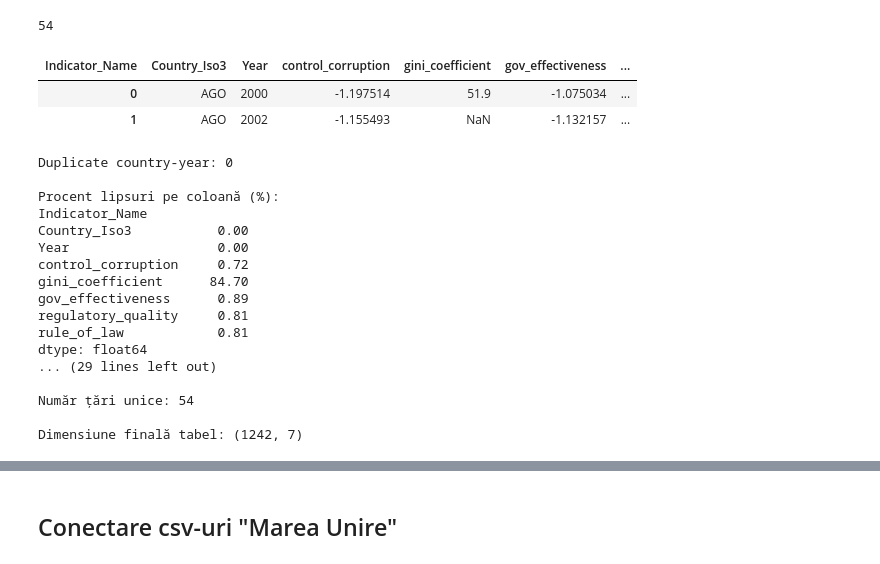
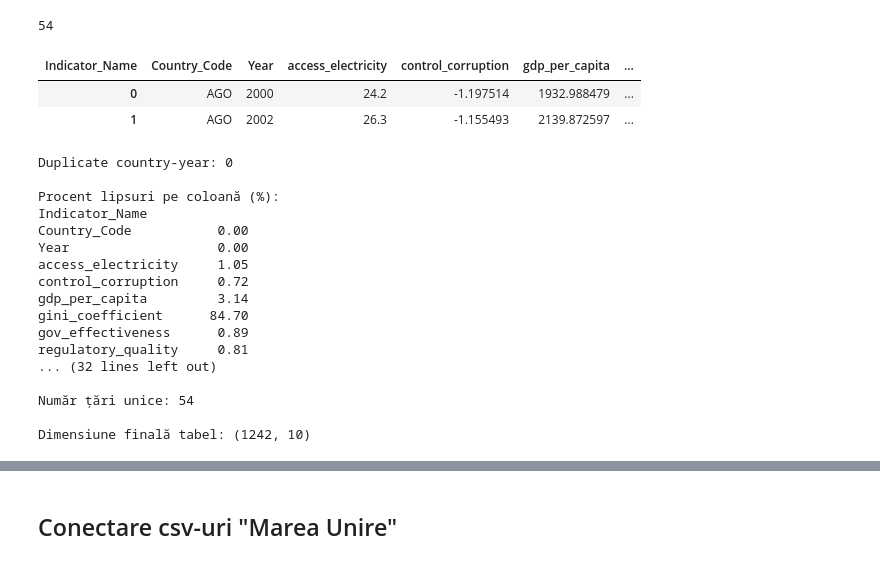
Before and after one commit to DSW2025-ORG/Team-4, a Jupyter notebook: 03_cleaning_aggregation_student3.ipynb, the cells around one changed output, grey strips where cells are left out. Saved outputs shown, nothing was run; the diff lists cells and outputs as text; code cells hidden in the pictures.

```diff
--- a/03_cleaning_aggregation_student3.ipynb
+++ b/03_cleaning_aggregation_student3.ipynb
@@ -584,7 +587,3 @@ Name: Indicator_Name, Length: 6480, dtype: object
-# %%
-wdi = wdi.rename(columns={
-    'country_iso3': 'Country_Iso3',
-})
 # %%
 wdi.head(3)
 # %% [output]
@@ -765,18 +744,18 @@ len(codes_wdi)
 # %%
 wdi_wide = (
     wdi
         .pivot(
-            index=['Country_Iso3','Year'],
+            index=['Country_Code','Year'],
             columns='Indicator_Name',
             values='Value'
         )
         .reset_index()
 )
 wdi_wide.head(2)
 # %% [output]
-| Indicator_Name | Country_Iso3 | Year | control_corruption | gini_coefficient | gov_effectiveness | ... |
-| 0 | AGO | 2000 | -1.197514 | 51.9 | -1.075034 | ... |
-| 1 | AGO | 2002 | -1.155493 | NaN | -1.132157 | ... |
+| Indicator_Name | Country_Code | Year | access_electricity | control_corruption | gdp_per_capita | ... |
+| 0 | AGO | 2000 | 24.2 | -1.197514 | 1932.988479 | ... |
+| 1 | AGO | 2002 | 26.3 | -1.155493 | 2139.872597 | ... |
 # %%
 # ============================================================
 # VALIDARE FINALĂ WDI (totul într-o singură celulă)
@@ -784,7 +763,7 @@ wdi_wide.head(2)
 
 # 1. Duplicate country-year
 print("Duplicate country-year:",
-      wdi_wide.duplicated(subset=['Country_Iso3','Year']).sum())
+      wdi_wide.duplicated(subset=['Country_Code','Year']).sum())
 
 # 2. Lipsuri pe coloane
 print("\nProcent lipsuri pe coloană (%):")
@@ -803,7 +782,7 @@ print("\nNumăr observații pe an:")
 print(wdi_wide.groupby('Year').size())
 
 # 6. Număr țări
-print("\nNumăr țări unice:", wdi_wide['Country_Iso3'].nunique())
+print("\nNumăr țări unice:", wdi_wide['Country_Code'].nunique())
 
 # 7. Dimensiune finală a tabelului
 print("\nDimensiune finală tabel:", wdi_wide.shape)
@@ -812,16 +791,16 @@ Duplicate country-year: 0
 
 Procent lipsuri pe coloană (%):
 Indicator_Name
-Country_Iso3           0.00
+Country_Code           0.00
 Year                   0.00
+access_electricity     1.05
 control_corruption     0.72
+gdp_per_capita         3.14
 gini_coefficient      84.70
 gov_effectiveness      0.89
 regulatory_quality     0.81
-rule_of_law            0.81
-dtype: float64
-... (29 lines left out)
+... (32 lines left out)
 
 Număr țări unice: 54
 
-Dimensiune finală tabel: (1242, 7)
+Dimensiune finală tabel: (1242, 10)
```
Also changed, not shown: parts of 64 cells of this notebook.
